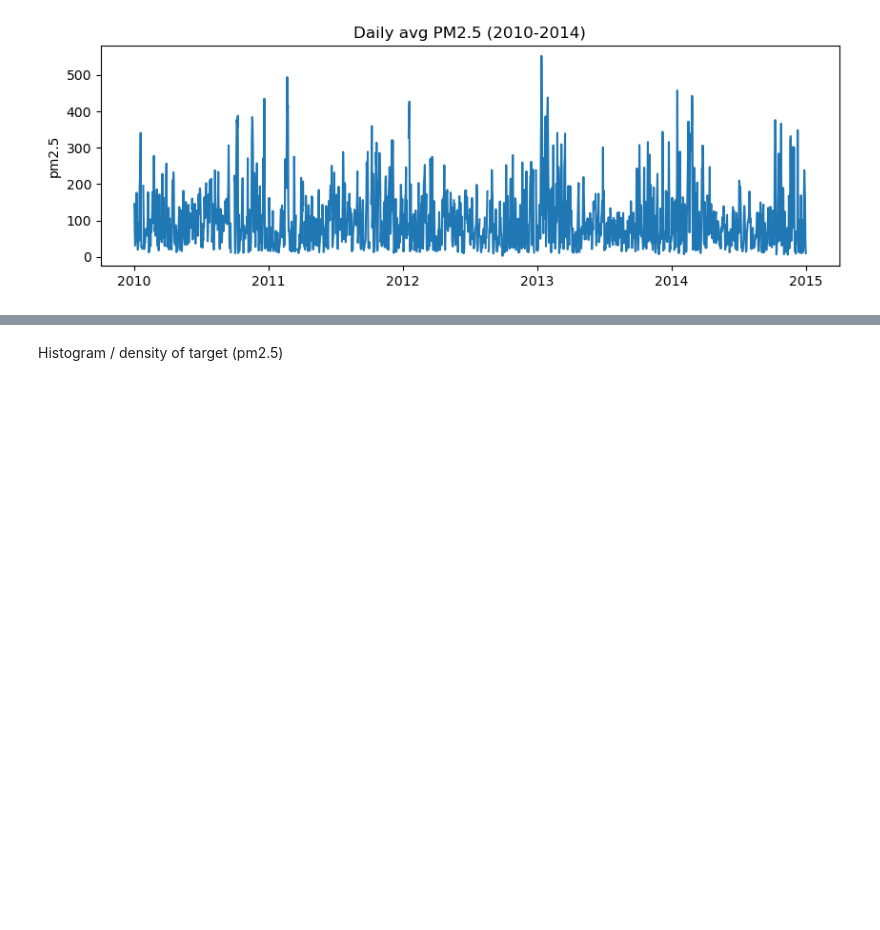
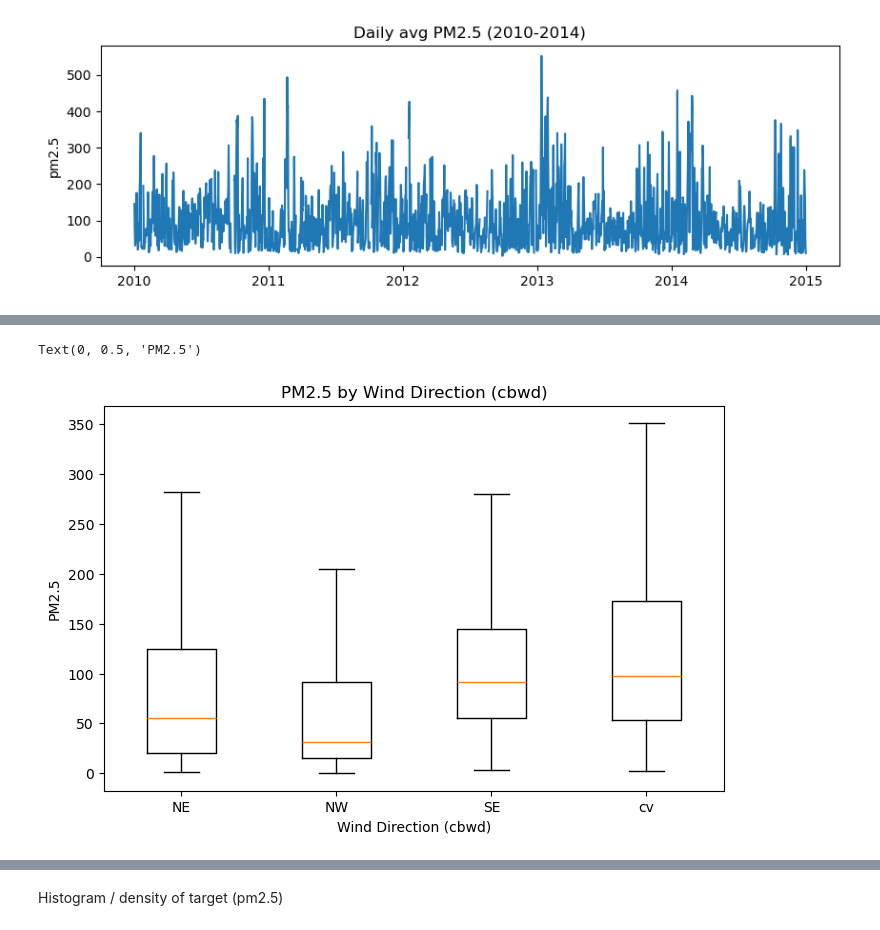
Before and after one commit to pbtommy1209/TommyP1030f25, a Jupyter notebook: midterm_pre.ipynb, the cells around one changed output, grey strips where cells are left out. Drawn from its saved outputs; the diff is of its cells as text; code cells hidden in the pictures; blank space fills up the shorter version.

```diff
--- a/midterm_pre.ipynb
+++ b/midterm_pre.ipynb
@@ -60,0 +75,11 @@ Text(0, 0.5, 'pm2.5')
+# %%
+plt.figure(figsize=(8,5))
+cats = sorted(df['cbwd'].dropna().unique())
+data = [df.loc[df['cbwd']==cat, 'pm2.5'].dropna().values for cat in cats]
+plt.boxplot(data, labels=cats, showfliers=False)
+plt.title('PM2.5 by Wind Direction (cbwd)')
+plt.xlabel('Wind Direction (cbwd)')
+plt.ylabel('PM2.5')
+# %% [output]
+Text(0, 0.5, 'PM2.5')
+[figure, added]
```
Also changed, not shown: parts of 10 cells of this notebook.
